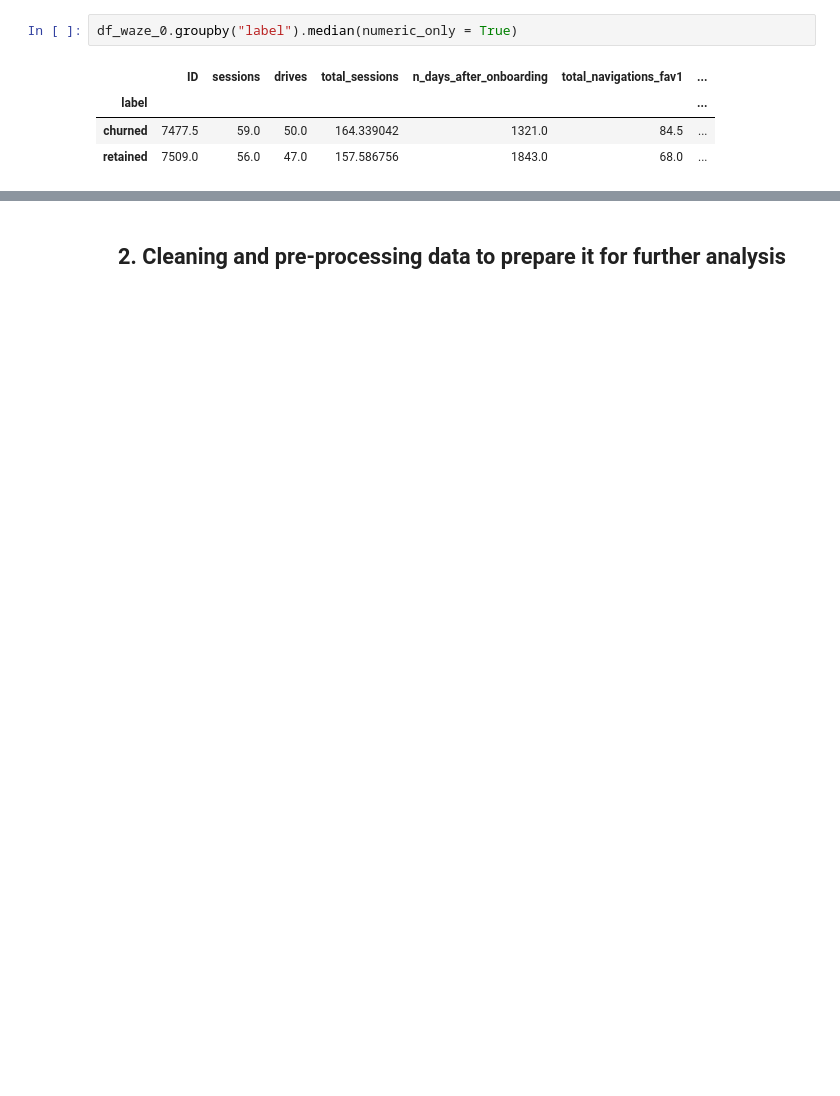
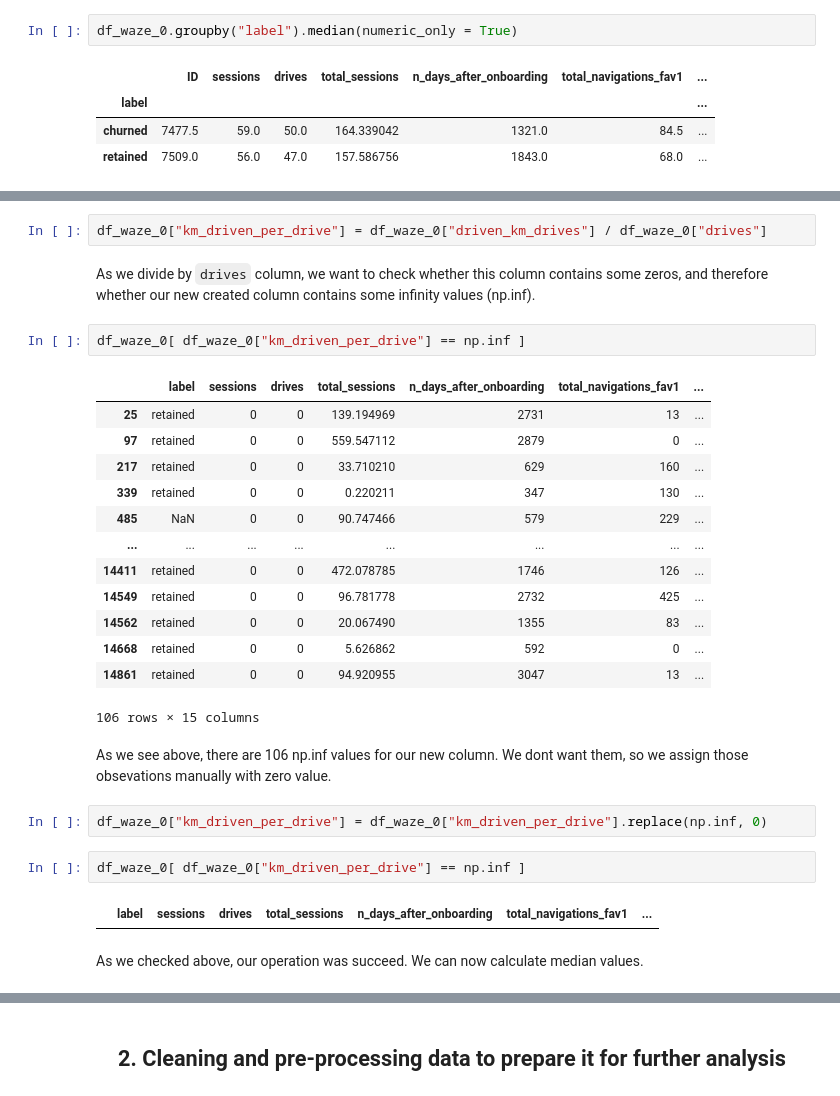
Before and after one commit to Damian-oo/Customer-Churn-Prediction-Waze-app, a Jupyter notebook: Waze Churn Project_full.ipynb, the cells around one changed output, grey strips where cells are left out. Cells and saved outputs as stored; diff of their text form; blank space fills up the shorter version.

```diff
--- a/Waze Churn Project_full.ipynb
+++ b/Waze Churn Project_full.ipynb
@@ -216,0 +221,30 @@ df_waze_0.groupby("label").median(numeric_only = True)
+# %%
+df_waze_0["km_driven_per_drive"] = df_waze_0["driven_km_drives"] / df_waze_0["drives"]
+# %% [markdown]
+As we divide by `drives` column, we want to check whether this column contains some zeros, and therefore whether our new created column contains some infinity values (np.inf).
+# %%
+df_waze_0[ df_waze_0["km_driven_per_drive"] == np.inf ]
+# %% [output]
+|  | label | sessions | drives | total_sessions | n_days_after_onboarding | total_navigations_fav1 | ... |
+| 25 | retained | 0 | 0 | 139.194969 | 2731 | 13 | ... |
+| 97 | retained | 0 | 0 | 559.547112 | 2879 | 0 | ... |
+| 217 | retained | 0 | 0 | 33.710210 | 629 | 160 | ... |
+| 339 | retained | 0 | 0 | 0.220211 | 347 | 130 | ... |
+| 485 | NaN | 0 | 0 | 90.747466 | 579 | 229 | ... |
+| ... | ... | ... | ... | ... | ... | ... | ... |
+| 14411 | retained | 0 | 0 | 472.078785 | 1746 | 126 | ... |
+| 14549 | retained | 0 | 0 | 96.781778 | 2732 | 425 | ... |
+| 14562 | retained | 0 | 0 | 20.067490 | 1355 | 83 | ... |
+| 14668 | retained | 0 | 0 | 5.626862 | 592 | 0 | ... |
+| 14861 | retained | 0 | 0 | 94.920955 | 3047 | 13 | ... |
+106 rows × 15 columns
+# %% [markdown]
+As we see above, there are 106 np.inf values for our new column. We dont want them, so we assign those obsevations manually with zero value.
+# %%
+df_waze_0["km_driven_per_drive"] = df_waze_0["km_driven_per_drive"].replace(np.inf, 0)
+# %%
+df_waze_0[ df_waze_0["km_driven_per_drive"] == np.inf ]
+# %% [output]
+|  | label | sessions | drives | total_sessions | n_days_after_onboarding | total_navigations_fav1 | ... |
+# %% [markdown]
+As we checked above, our operation was succeed. We can now calculate median values.
```
Also changed, not shown: parts of 39 cells of this notebook.
